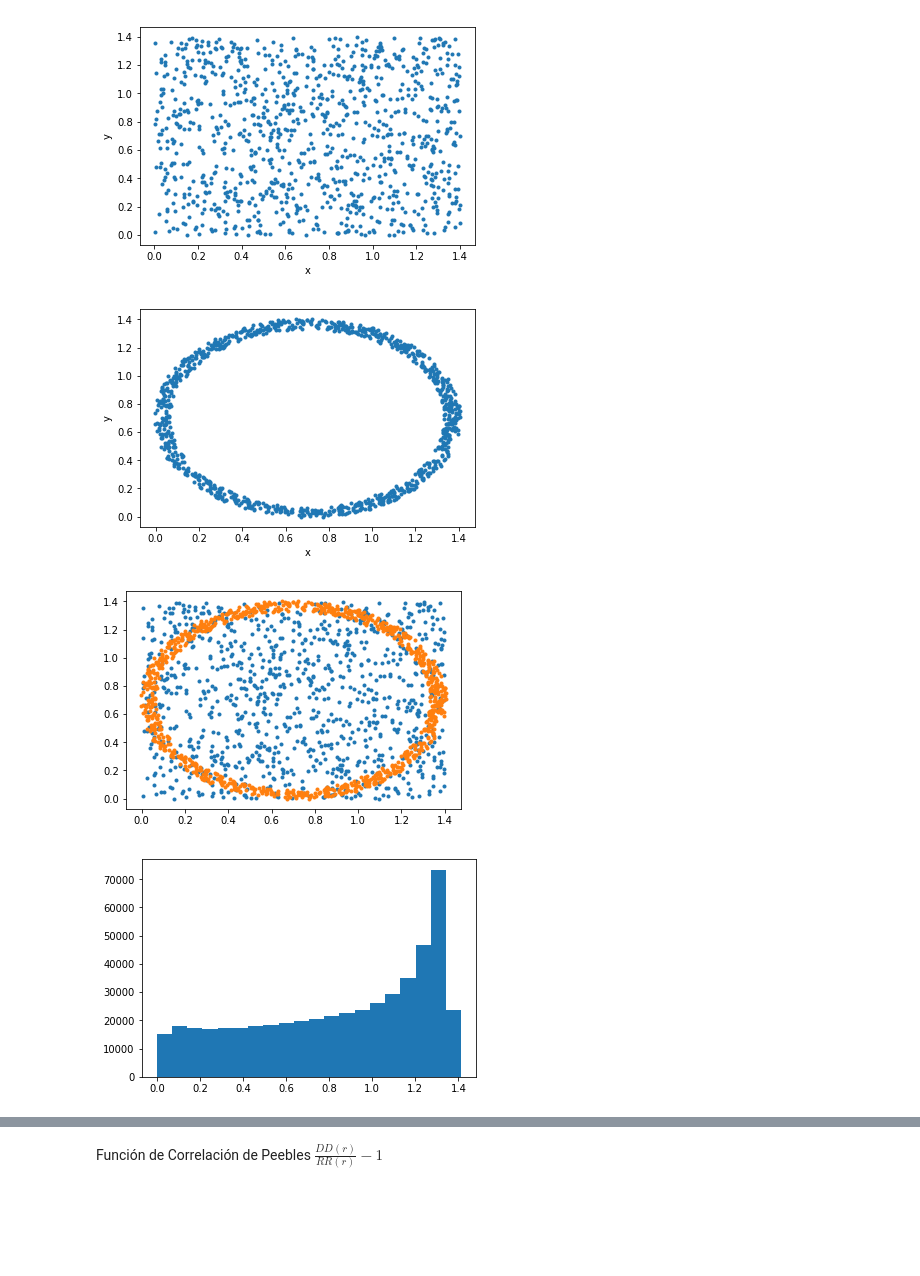
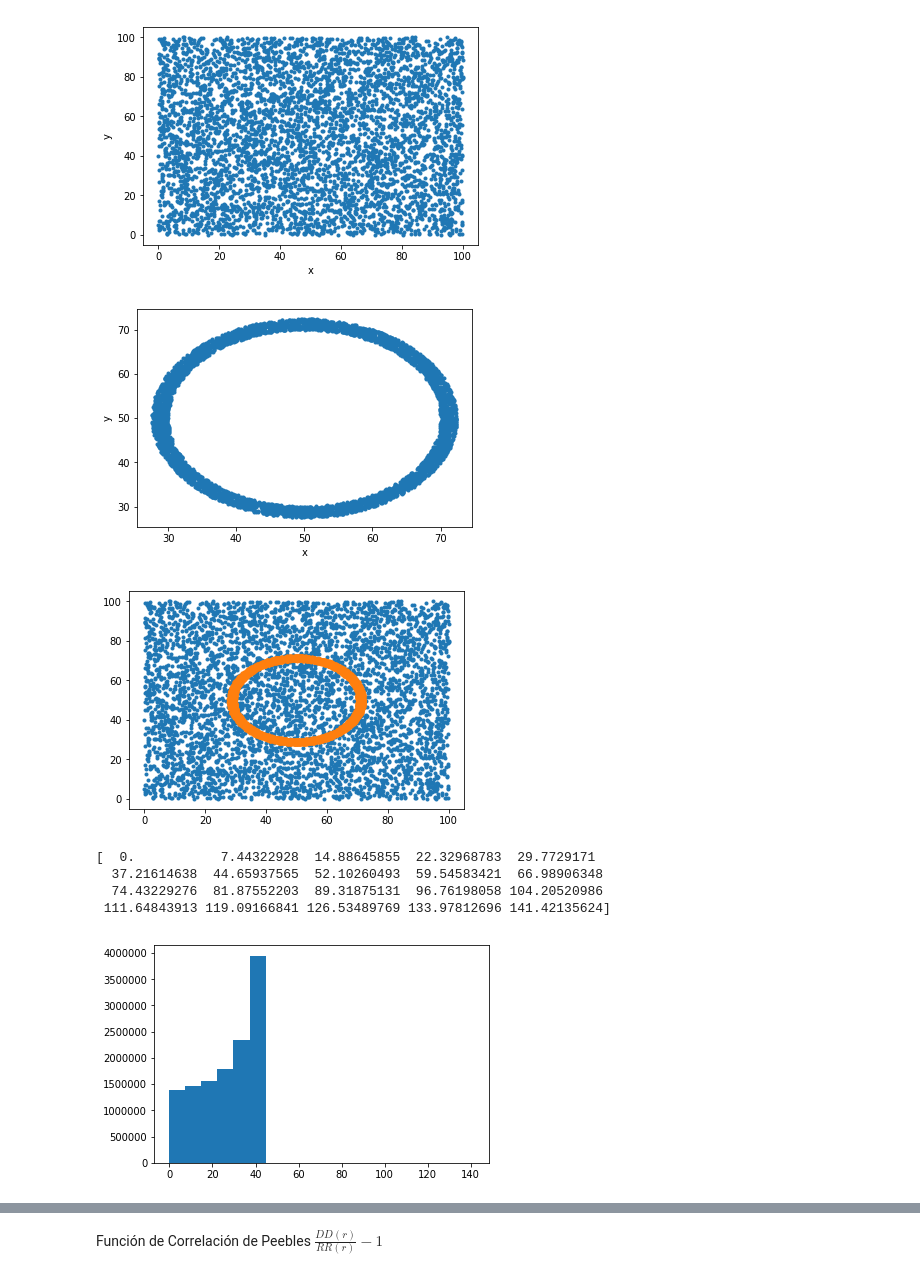
Before and after one commit to atalianb/LabModuloII, a Jupyter notebook: SegundaSemana/CF_Cascaron.ipynb, the cells around one changed output, grey strips where cells are left out. Drawn from its saved outputs; the diff is of its cells as text; code cells hidden in the pictures; blank space fills up the shorter version.

```diff
--- a/SegundaSemana/CF_Cascaron.ipynb
+++ b/SegundaSemana/CF_Cascaron.ipynb
@@ -3,37 +3,46 @@ import numpy as np
 import matplotlib.pyplot as plt
 %matplotlib inline
 # %%
-ran_x = np.random.uniform(0.,1.4,1000)
-ran_y = np.random.uniform(0.,1.4,1000)
+L = 100.
+ran_x = L*np.random.uniform(0.,1.,5000)
+ran_y = L*np.random.uniform(0.,1.,5000)
 # %%
 plt.plot(ran_x,ran_y,'.')
 plt.xlabel('x')
 plt.ylabel('y')
 plt.show()
 # %% [output]
-[figure, old version]
+[figure, new version]
 # %%
-theta = np.random.random(1000)*2.*np.pi
-r1 = np.random.uniform(0.4,0.5,1000)
+theta = np.random.random(5000)*2.*np.pi
+r1 = np.random.uniform(400.,500.,5000)
 r = np.sqrt(r1)#**(0.5)
-x = r*np.cos(theta) +0.7
-y = r*np.sin(theta) + 0.7
+x = r*np.cos(theta) +50.
+y = r*np.sin(theta) + 50.
 plt.plot(x,y,'.')
 plt.xlabel('x')
 plt.ylabel('y')
 plt.show()
 # %% [output]
-[figure, old version]
+[figure, new version]
 # %%
 plt.plot(ran_x,ran_y,'.')
 plt.plot(x,y,'.')
 plt.show()
 # %% [output]
-[figure, old version]
+[figure, new version]
 # %%
 def distancia(x1,x2,y1,y2):
     d = np.sqrt((x2 - x1)**2 + (y2-y1)**2)
     return d
+# %%
+nbin = np.linspace(0.,np.sqrt(2.)*L,20)
+print nbin
+# %% [output]
+[  0.           7.44322928  14.88645855  22.32968783  29.7729171
+  37.21614638  44.65937565  52.10260493  59.54583421  66.98906348
+  74.43229276  81.87552203  89.31875131  96.76198058 104.20520986
+ 111.64843913 119.09166841 126.53489769 133.97812696 141.42135624]
 # %%
 dis_data = []
 dis_ran = []
@@ -45,7 +54,7 @@ for i in range(len(x)):
         dis_data.append(d_d)
         dis_ran.append(d_r)
 # %%
-data_n, data_bin,m = plt.hist(dis_data,bins=20)
+data_n, data_bin,m = plt.hist(dis_data,bins=nbin)
 # %% [output]
-[figure, old version]
+[figure, new version]
 # %%
```
Also changed, not shown: parts of 5 cells of this notebook.
